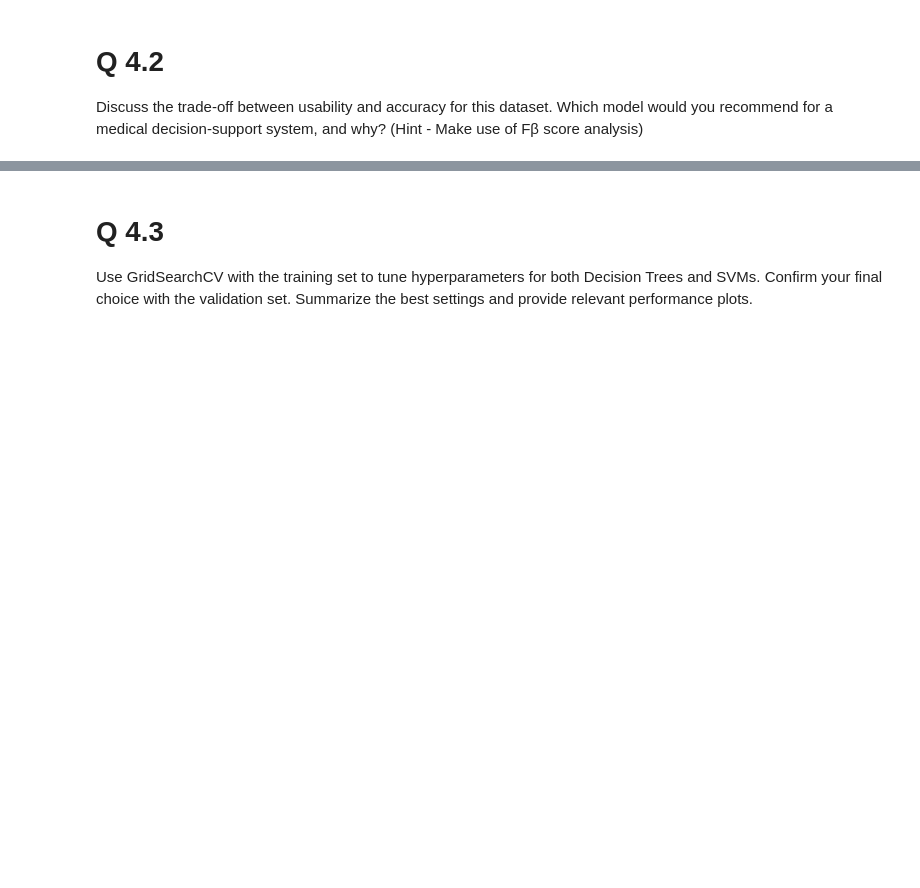
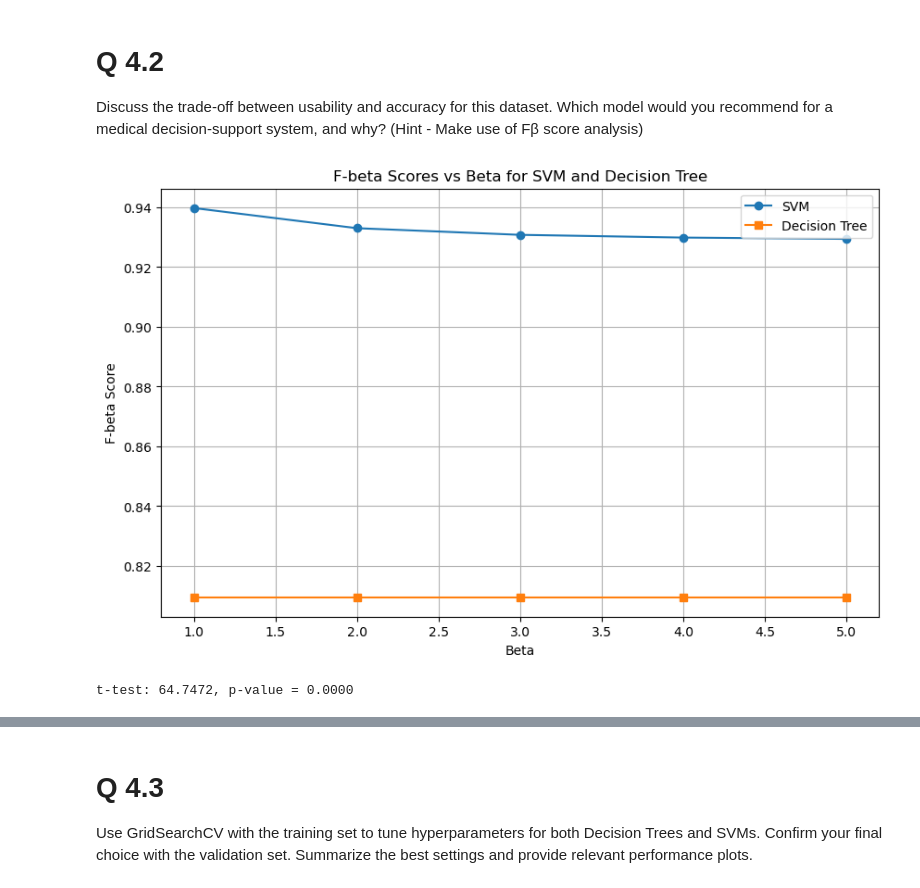
Before and after one commit to jonas-birkeli/machine_learning_2, a Jupyter notebook: main.ipynb, the cells around one changed output, grey strips where cells are left out. Drawn from its saved outputs; the diff is of its cells as text; code cells hidden in the pictures; blank space fills up the shorter version.

Commit message:
Implement F beta score plot

```diff
--- a/main.ipynb
+++ b/main.ipynb
@@ -590,6 +591,7 @@ import numpy as np
 
 # SVM med Linear kernel = Occams razor, alltid velg enkleste (veldig lik performance fra AUC)
 svm_pipeline = Pipeline([
+    ("scaler", StandardScaler()),
     ("svm", SVC(kernel='linear',  probability=True, random_state=1337))
 ])
 
@@ -600,6 +602,7 @@ y_pred_prob_svm = cross_val_predict(
 
 # Default decision tree (Med scaling, brukes ikke i pred men brukes i scatter plot)
 tree_pipeline = Pipeline([
+    ("scaler", StandardScaler()),
     ("tree", DecisionTreeClassifier(random_state=1337))
 ])
 
@@ -630,11 +633,6 @@ plt.title("ROC Curve Comparison: SVM vs Decision Tree", fontsize=14)
 plt.legend(loc="lower right")
 plt.grid(alpha=0.3)
 plt.show()
-
-# Calculate agreement
-svm_pred = (y_pred_prob_svm[:, 1] > 0.5).astype(int)
-tree_pred = (y_pred_prob_tree[:, 1] > 0.5).astype(int)
-agreement = (svm_pred == tree_pred)
 
 # PCA transformation
 pca = PCA(n_components=2)
@@ -699,6 +697,38 @@ SVM har litt bedre accuracy (TP/TP+FP), med `0.0499` i favør for SVM. De scorer
 Discuss the trade-off between usability and accuracy for this dataset. Which model
 would you recommend for a medical decision-support system, and why? (Hint -
 Make use of Fβ score analysis)
+# %%
+scores_svm = []
+scores_tree = []
+
+svm_pipeline.fit(X_train, y_train)
+tree_pipeline.fit(X_train, y_train)
+
+yA, yB = svm_pipeline.predict(X_test), tree_pipeline.predict(X_test)
+
+for b in range(1,6):
+    scores_svm.append(fbeta_score(y_test, yA, beta=b))
+    scores_tree.append(fbeta_score(y_test, yB, beta=b))
+
+#scores_svm
+# %%
+betas = [x for x in range(1,6)]
+
+plt.figure(figsize=(10, 6))
+plt.plot(betas, scores_svm, marker='o', label='SVM')
+plt.plot(betas, scores_tree, marker='s', label='Decision Tree')
+plt.xlabel('Beta')
+plt.ylabel('F-beta Score')
+plt.title('F-beta Scores vs Beta for SVM and Decision Tree')
+plt.legend()
+plt.grid(True)
+plt.show()
+
+t_stat, p_value = ttest_rel(scores_svm, scores_tree)
+print(f"t-test: {t_stat:.4f}, p-value = {p_value:.4f}")
+# %% [output]
+[figure, added]
+t-test: 64.7472, p-value = 0.0000
 # %% [markdown]
 ### Utgangspunkt
 Jeg tar utgangspunk i at man skal vurdere modellene i utgangspunkt av Recall (sensitivitet) (TP/TP+FN), hvor det er veldig dumpt å misse positive. Det er dumt med FP, men det er ikke verre enn å gjøre ekstra tester.
```
Also changed, not shown: parts of 3 cells of this notebook.
